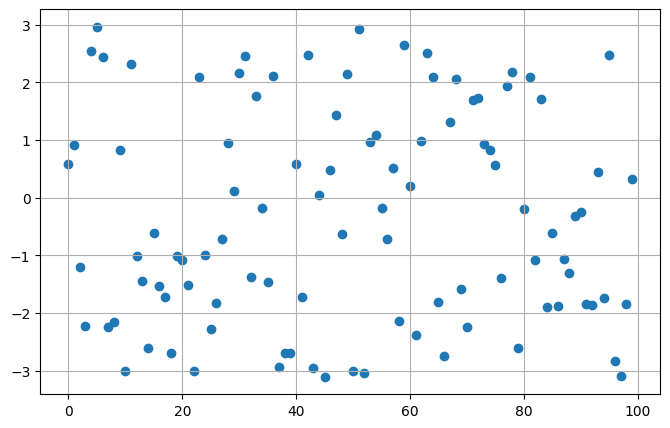
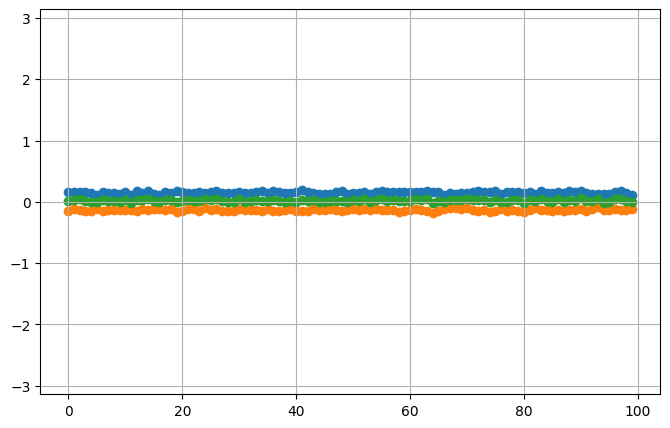
Unified diff of the notebook cell whose output changed from the first chart to the second:
--- before
+++ after
@@ -1,3 +1,6 @@
 fig, ax = plt.subplots(figsize=FIG_SIZE)
 ax.grid()
-ax.scatter(X, raw_uncalibrated[0][0])
+ax.set_ylim(-np.pi, np.pi)
+ax.scatter(X, raw_calibrated[0][0])
+ax.scatter(X, raw_calibrated[0][1])
+ax.scatter(X, raw_calibrated[0][2])

Commit: fix